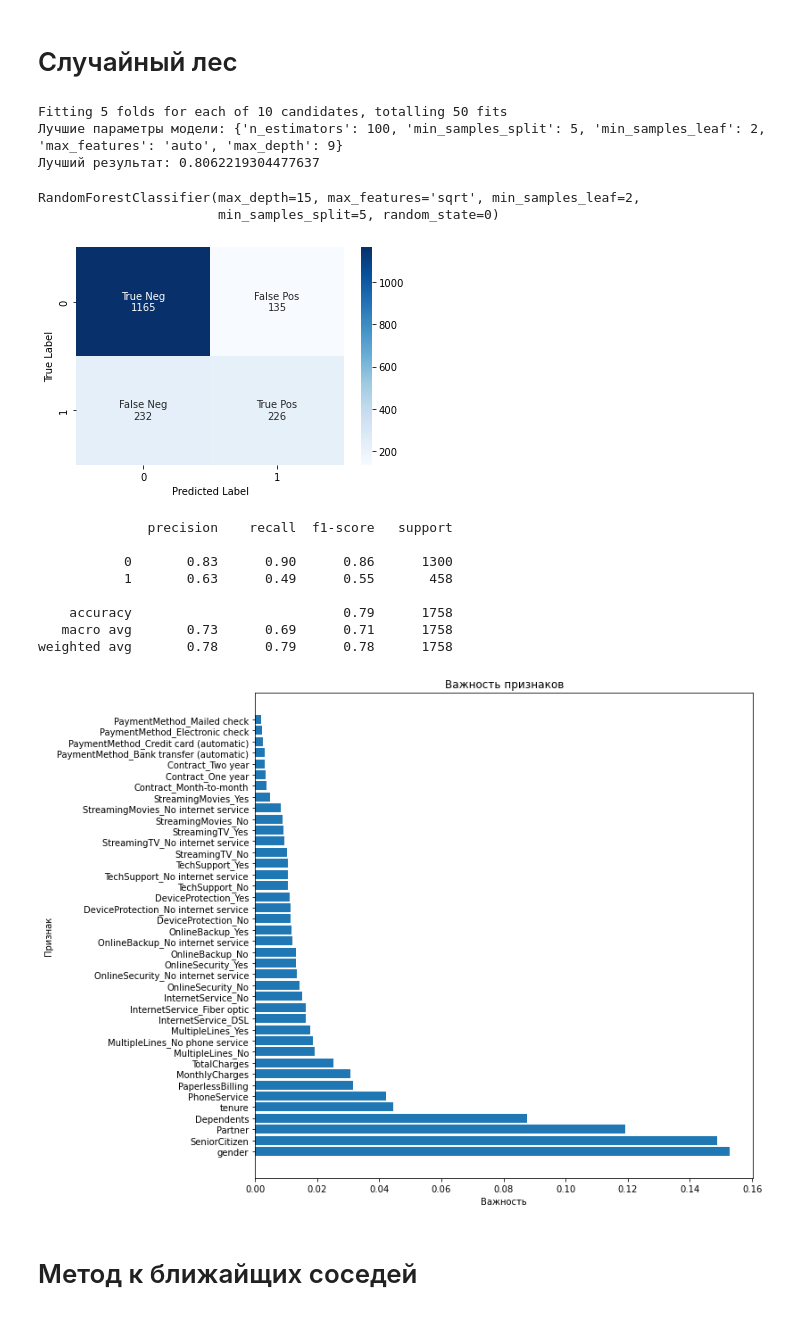
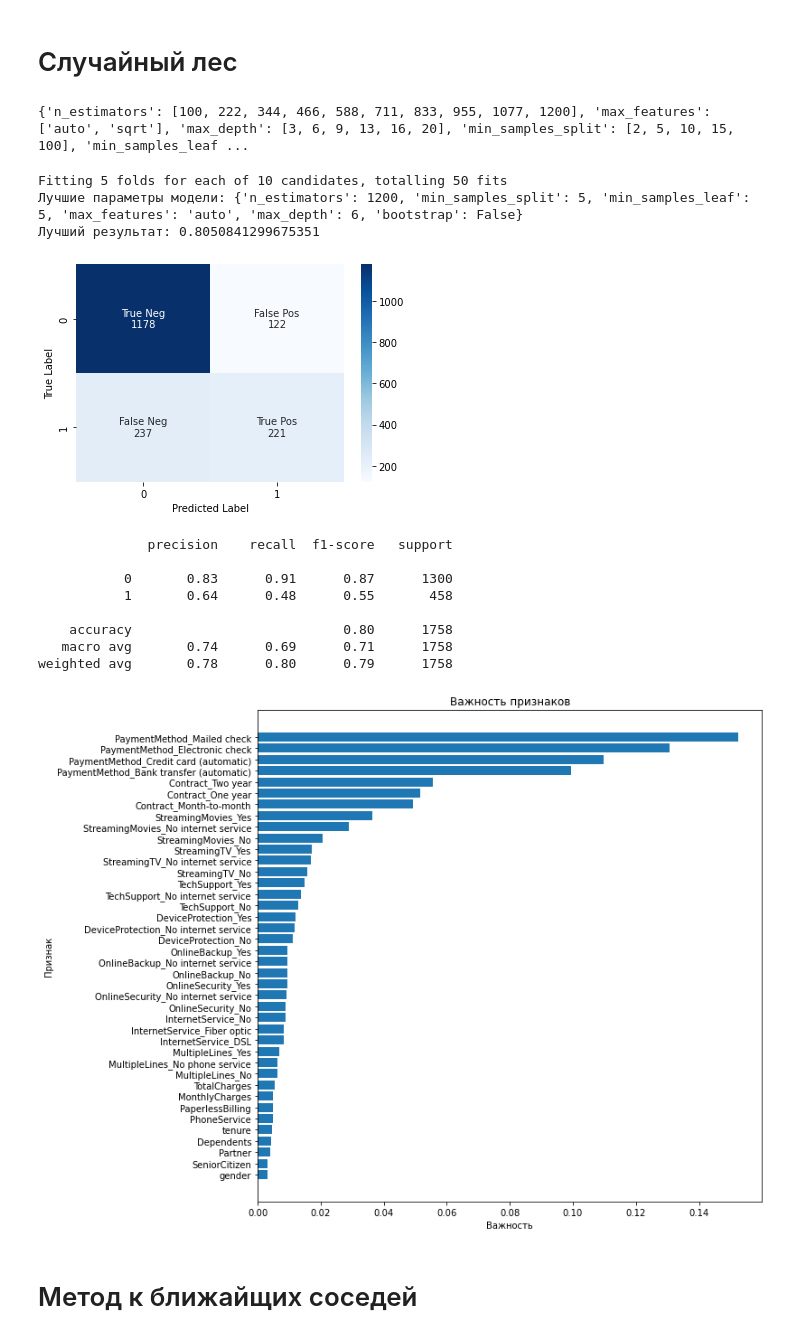
Before and after one commit to nurik08/Churn_Model, a Jupyter notebook: model.ipynb, the cells around one changed output. Cells and saved outputs as stored; diff of their text form; code cells hidden in the pictures.

Commit message:
'Добавление гиперпараметра bootstrap в сетку гиперпараметров'

```diff
--- a/model.ipynb
+++ b/model.ipynb
@@ -136,15 +139,20 @@ max_depth = [int(x) for x in np.linspace(3, 20, 6)]
 min_samples_split = [2, 5, 10, 15, 100]
 # Ограничение на число объектов в листьях
 min_samples_leaf = [1, 2, 5, 10]
-
+# Использование для построения деревьев подвыборки с возвращением
+bootstrap = [True, False]
 # Сетка гиперпараметров
 random_grid = {'n_estimators': n_estimators,
                'max_features': max_features,
                'max_depth': max_depth,
                'min_samples_split': min_samples_split,
-               'min_samples_leaf': min_samples_leaf}
+               'min_samples_leaf': min_samples_leaf,
+               'bootstrap': bootstrap
+               }
 
 print(random_grid)
+# %% [output]
+{'n_estimators': [100, 222, 344, 466, 588, 711, 833, 955, 1077, 1200], 'max_features': ['auto', 'sqrt'], 'max_depth': [3, 6, 9, 13, 16, 20], 'min_samples_split': [2, 5, 10, 15, 100], 'min_samples_leaf ...
 # %%
 # Создание экземпляра класса RandomForestClassifier
 forest = RandomForestClassifier()
@@ -156,19 +164,16 @@ print(f'Лучшие параметры модели: {random_grid.best_params_}
 print(f'Лучший результат: {random_grid.best_score_}')
 # %% [output]
 Fitting 5 folds for each of 10 candidates, totalling 50 fits
-Лучшие параметры модели: {'n_estimators': 100, 'min_samples_split': 5, 'min_samples_leaf': 2, 'max_features': 'auto', 'max_depth': 9}
-Лучший результат: 0.8062219304477637
+Лучшие параметры модели: {'n_estimators': 1200, 'min_samples_split': 5, 'min_samples_leaf': 5, 'max_features': 'auto', 'max_depth': 6, 'bootstrap': False}
+Лучший результат: 0.8050841299675351
 # %%
 # Создание экземпляра модели на основе оптимизированных гиперпараметров модели
-forest = RandomForestClassifier(n_estimators=100, min_samples_split=5,
-random_state=42, min_samples_leaf=2, max_features='sqrt', max_depth=15)
+forest = RandomForestClassifier(n_estimators=1200, min_samples_split=5,
+random_state=42, min_samples_leaf=5, max_features='auto', bootstrap='False', max_depth=15)
 # Обучение модели
 forest.fit(X_train, y_train)
 # Предсказание модели на тестовых данных
 predict_forest = forest.predict(X_test)
-# %% [output]
-RandomForestClassifier(max_depth=15, max_features='sqrt', min_samples_leaf=2,
-                       min_samples_split=5, random_state=0)
 # %%
 cf_matrix = confusion_matrix(y_test, predict_forest)
 group_names = ["True Neg", "False Pos", "False Neg", "True Pos"]
@@ -187,29 +192,31 @@ print(classification_report(y_test, predict_forest))
 [figure]
               precision    recall  f1-score   support
 
-           0       0.83      0.90      0.86      1300
-           1       0.63      0.49      0.55       458
+           0       0.83      0.91      0.87      1300
+           1       0.64      0.48      0.55       458
 
-    accuracy                           0.79      1758
-   macro avg       0.73      0.69      0.71      1758
-weighted avg       0.78      0.79      0.78      1758
+    accuracy                           0.80      1758
+   macro avg       0.74      0.69      0.71      1758
+weighted avg       0.78      0.80      0.79      1758
 # %%
 # Создаем датафрейм на основе важности признаков
 importance = pd.DataFrame({'features': X.columns, 'feature_importances_':forest.feature_importances_,})
 # Сортируем по возрастанию
-importance = importance.sort_values(by='feature_importances_', ascending=False)
+importance = importance.sort_values(by='feature_importances_')
 
 # Количество признаков
 n_features = X_train.shape[1]
+
+# Визуализируем график важности признаков
 plt.figure(figsize=(10, 10))
 plt.barh(np.arange(n_features), importance.feature_importances_)
 plt.yticks(np.arange(n_features), X.columns)
 plt.ylabel("Признак")
 plt.xlabel('Важность')
 plt.title('Важность признаков')
 plt.show()
 # %% [output]
-[figure, old version]
+[figure, new version]
 # %% [markdown]
 # Метод к ближайщих соседей
 # %%
```
Also changed, not shown: parts of 3 cells of this notebook.
